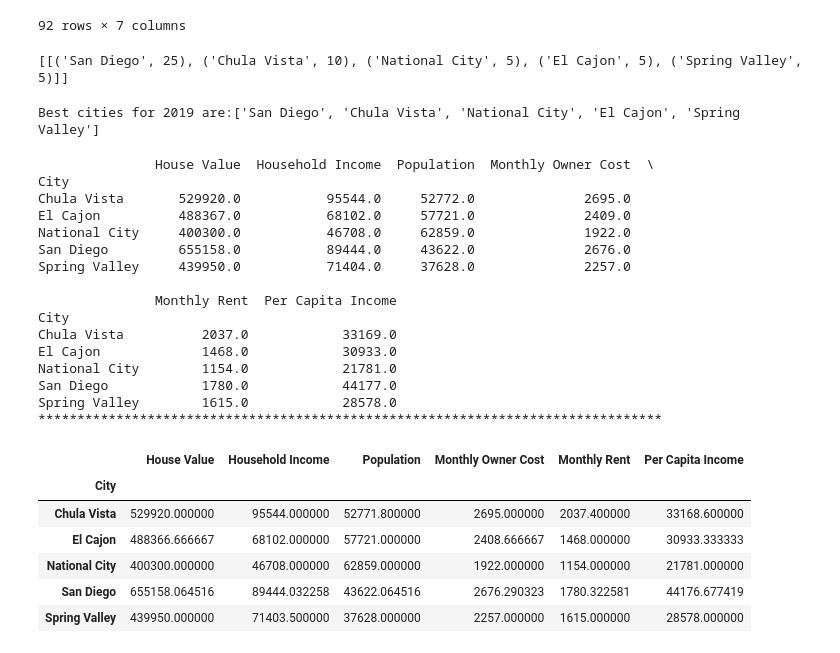
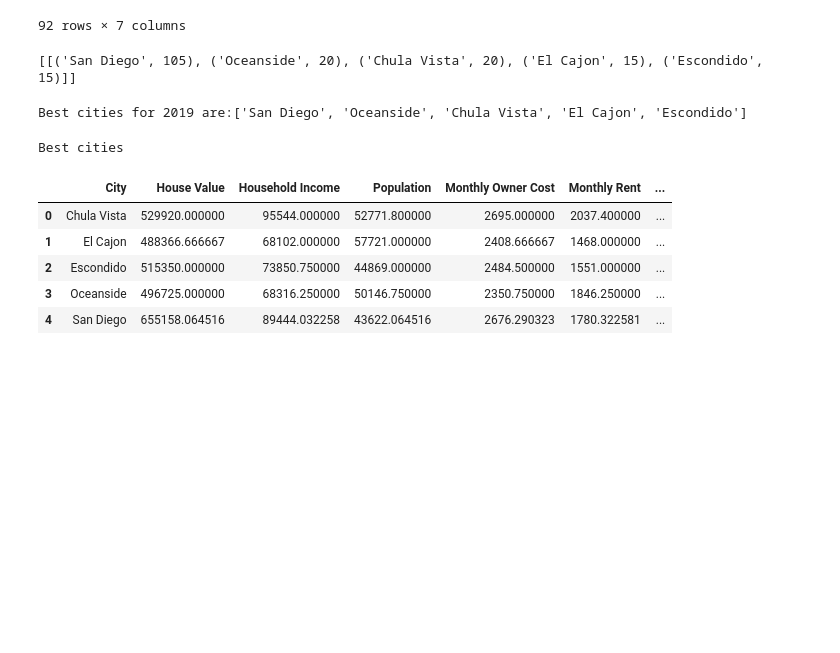
Before and after one commit to pandeysudip/housing-price, a Jupyter notebook: best_cities_2019.ipynb, the cells around one changed output. Saved outputs shown, nothing was run; the diff lists cells and outputs as text; code cells hidden in the pictures; blank space fills up the shorter version.

```diff
--- a/best_cities_2019.ipynb
+++ b/best_cities_2019.ipynb
@@ -87,16 +102,16 @@ agg_data = {'House Value': ['mean'],
 for data in Sd_data:
     d1 = data[['City','Population','House Value','Household Income','Monthly Owner Cost','Monthly Rent','Per Capita Income']]
     d1.groupby(['City']).agg(agg_data).round(2)
-    d2 = d1.nlargest(10,'Population')
-    hv = d2.nsmallest(10,'House Value')
+    d2 = d1.nlargest(50,'Population')
+    hv = d2.nsmallest(50,'House Value')
     hv_c=hv['City'].tolist()
-    mr=d2.nsmallest(20, 'Monthly Rent')
+    mr=d2.nsmallest(50, 'Monthly Rent')
     mr_c=mr['City'].tolist()
-    moc=d2.nsmallest(20, 'Monthly Owner Cost')
+    moc=d2.nsmallest(50, 'Monthly Owner Cost')
     moc_c=moc['City'].tolist()
-    pci=d2.nlargest(20, 'Per Capita Income')
+    pci=d2.nlargest(50, 'Per Capita Income')
     pci_c=pci['City'].tolist()
-    hi=d2.nlargest(20, 'Household Income')
+    hi=d2.nlargest(50, 'Household Income')
     hi_c=hi['City'].tolist()
     #Adding cities to list
     all_city=hv_c + mr_c + moc_c + pci_c + hi_c
@@ -108,7 +123,7 @@ for data in Sd_data:
 
 print(cities)
 # %% [output]
-[[('San Diego', 25), ('Chula Vista', 10), ('National City', 5), ('El Cajon', 5), ('Spring Valley', 5)]]
+[[('San Diego', 105), ('Oceanside', 20), ('Chula Vista', 20), ('El Cajon', 15), ('Escondido', 15)]]
 # %%
 
 #getting dataframe for best city
@@ -126,7 +141,10 @@ for i, data in enumerate(Sd_data):
     d_city=d3[['City', 'House Value','Household Income','Population',
        'Monthly Owner Cost', 'Monthly Rent',
        'Per Capita Income']]
-    d_city=d_city.groupby('City').mean()
+    d_city=d_city.groupby('City').mean().reset_index()
+    d_city[['House Value','Household Income','Monthly Owner Cost', 'Monthly Rent',
+       'Per Capita Income']]=d_city[['House Value','Household Income','Monthly Owner Cost', 'Monthly Rent',
+       'Per Capita Income']]
     city_value.append(d_city)
     d3=d3.drop_duplicates(subset=['City'],keep='last')
     city_df.append(d3)
@@ -136,43 +154,20 @@ for i, data in enumerate(Sd_data):
     print(f'Best cities for {year[i]} are:{best_city}')
     best_cities.append(best_city)
 # %% [output]
-Best cities for 2019 are:['San Diego', 'Chula Vista', 'National City', 'El Cajon', 'Spring Valley']
+Best cities for 2019 are:['San Diego', 'Oceanside', 'Chula Vista', 'El Cajon', 'Escondido']
-# %%
-#value of best cities
-
-for i in range(1):
-    best_cities_values=city_value[i]
-
-    print(round(best_cities_values))
-    print("*"*80)
-    print()
-
-Sd_df = pd.DataFrame(best_cities_values)
-Sd_df
-# %% [output]
-               House Value  Household Income  Population  Monthly Owner Cost  \
-City
-Chula Vista       529920.0           95544.0     52772.0              2695.0
-El Cajon          488367.0           68102.0     57721.0              2409.0
-National City     400300.0           46708.0     62859.0              1922.0
-San Diego         655158.0           89444.0     43622.0              2676.0
-Spring Valley     439950.0           71404.0     37628.0              2257.0
-
-               Monthly Rent  Per Capita Income
-City
-Chula Vista          2037.0            33169.0
-El Cajon             1468.0            30933.0
-National City        1154.0            21781.0
-San Diego            1780.0            44177.0
-Spring Valley        1615.0            28578.0
-********************************************************************************
-|  | House Value | Household Income | Population | Monthly Owner Cost | Monthly Rent | Per Capita Income |
-| City |  |  |  |  |  |  |
-| Chula Vista | 529920.000000 | 95544.000000 | 52771.800000 | 2695.000000 | 2037.400000 | 33168.600000 |
-| El Cajon | 488366.666667 | 68102.000000 | 57721.000000 | 2408.666667 | 1468.000000 | 30933.333333 |
-| National City | 400300.000000 | 46708.000000 | 62859.000000 | 1922.000000 | 1154.000000 | 21781.000000 |
-| San Diego | 655158.064516 | 89444.032258 | 43622.064516 | 2676.290323 | 1780.322581 | 44176.677419 |
-| Spring Valley | 439950.000000 | 71403.500000 | 37628.000000 | 2257.000000 | 1615.000000 | 28578.000000 |
 # %%
-file_name = "SdCitydata.csv"
-Sd_df.to_csv(file_name, encoding='utf-8', index=False)
+#value of best cities
+print('Best cities')
+best_cities_values=city_value[0]
+
+
+df = best_cities_values
+df
+# %% [output]
+Best cities
+|  | City | House Value | Household Income | Population | Monthly Owner Cost | Monthly Rent | ... |
+| 0 | Chula Vista | 529920.000000 | 95544.000000 | 52771.800000 | 2695.000000 | 2037.400000 | ... |
+| 1 | El Cajon | 488366.666667 | 68102.000000 | 57721.000000 | 2408.666667 | 1468.000000 | ... |
+| 2 | Escondido | 515350.000000 | 73850.750000 | 44869.000000 | 2484.500000 | 1551.000000 | ... |
+| 3 | Oceanside | 496725.000000 | 68316.250000 | 50146.750000 | 2350.750000 | 1846.250000 | ... |
+| 4 | San Diego | 655158.064516 | 89444.032258 | 43622.064516 | 2676.290323 | 1780.322581 | ... |
```
Also changed, not shown: parts of 5 cells of this notebook.
